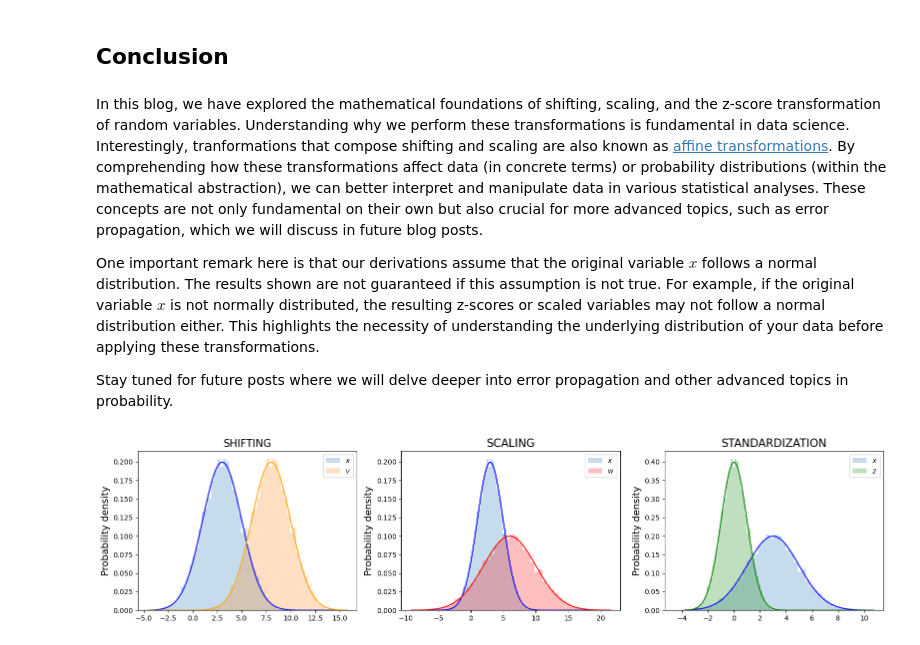
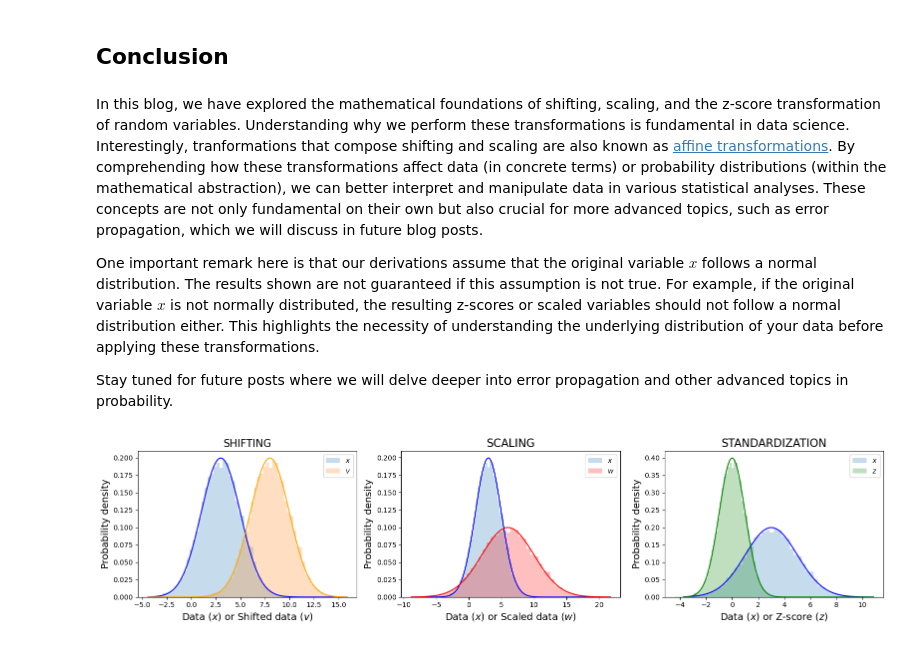
Before and after one commit to PessoaP/blog, a Jupyter notebook: Normal/normal2.ipynb, the cells around one changed output. Cells and saved outputs as stored; diff of their text form; code cells hidden in the pictures.

```diff
--- a/Normal/normal2.ipynb
+++ b/Normal/normal2.ipynb
@@ -174,7 +175,7 @@ plt.show()
 # %% [markdown]
 In this blog, we have explored the mathematical foundations of shifting, scaling, and the z-score transformation of random variables. Understanding why we perform these transformations is fundamental in data science. Interestingly, tranformations that compose shifting and scaling are also known as [affine transformations](https://mathworld.wolfram.com/AffineTransformation.html). By comprehending how these transformations affect data (in concrete terms) or probability distributions (within the mathematical abstraction), we can better interpret and manipulate data in various statistical analyses. These concepts are not only fundamental on their own but also crucial for more advanced topics, such as error propagation, which we will discuss in future blog posts.
 
-One important remark here is that our derivations assume that the original variable $x$ follows a normal distribution. The results shown are not guaranteed if this assumption is not true. For example, if the original variable $x$ is not normally distributed, the resulting z-scores or scaled variables may not follow a normal distribution either. This highlights the necessity of understanding the underlying distribution of your data before applying these transformations.
+One important remark here is that our derivations assume that the original variable $x$ follows a normal distribution. The results shown are not guaranteed if this assumption is not true. For example, if the original variable $x$ is not normally distributed, the resulting z-scores or scaled variables should not follow a normal distribution either. This highlights the necessity of understanding the underlying distribution of your data before applying these transformations.
 
 Stay tuned for future posts where we will delve deeper into error propagation and other advanced topics in probability.
 # %%
@@ -188,31 +189,34 @@ ax[0].hist(x, bins=50, density=True, alpha=0.25, label=r'$x$')
 ax[0].plot(grid, gaussian(grid, mu, sig), color='blue')
 ax[0].hist(v, bins=50, density=True, alpha=0.25, label=r'$v$')
 ax[0].plot(grid, gaussian(grid, mu + alpha, sig), color='orange')
+ax[0].set_xlabel('Data ($x$) or Shifted data ($v$)', fontsize=14)
 ax[0].set_ylabel('Probability density', fontsize=14)
 ax[0].set_title('SHIFTING', fontsize=15)
 ax[0].legend()
 
 # Second plot: SCALING
 grid = np.linspace(w.min(), w.max(), 201)
 ax[1].hist(x, bins=50, density=True, alpha=0.25, label=r'$x$')
 ax[1].plot(grid, gaussian(grid, mu, sig), color='blue')
 ax[1].hist(w, bins=50, density=True, alpha=0.25, color='red', label=r'$w$')
 ax[1].plot(grid, gaussian(grid, mu * beta, sig * beta), color='red')
+ax[1].set_xlabel('Data ($x$) or Scaled data ($w$)', fontsize=14)
 ax[1].set_ylabel('Probability density', fontsize=14)
 ax[1].set_title('SCALING', fontsize=16)
 ax[1].legend()
 
 # Third plot: STANDARDIZATION
 grid = np.linspace(z.min(), x.max(), 201)
 ax[2].hist(x, bins=50, density=True, alpha=0.25, label=r'$x$')
 ax[2].plot(grid, gaussian(grid, mu, sig), color='blue')
 ax[2].hist(z, bins=50, density=True, alpha=0.25, color='green', label=r'$z$')
 ax[2].plot(grid, gaussian(grid, 0, 1), color='green')
+ax[2].set_xlabel('Data ($x$) or Z-score ($z$)', fontsize=14)
 ax[2].set_ylabel('Probability density', fontsize=14)
 ax[2].set_title('STANDARDIZATION', fontsize=16)
 ax[2].legend()
 
 plt.tight_layout()
 plt.show()
 # %% [output]
-[figure, old version]
+[figure, new version]
```
Also changed, not shown: parts of 7 cells of this notebook, 1 other file.
